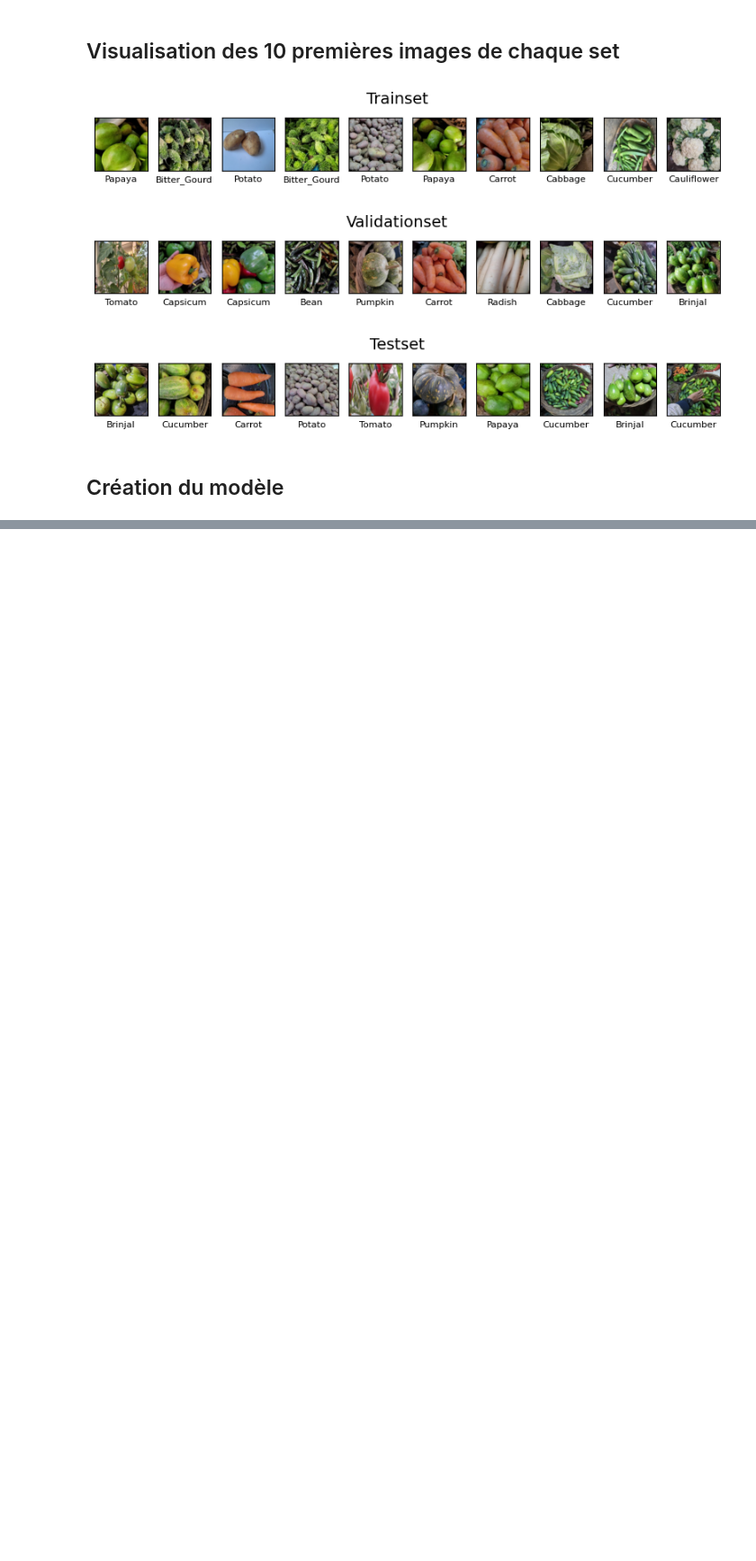
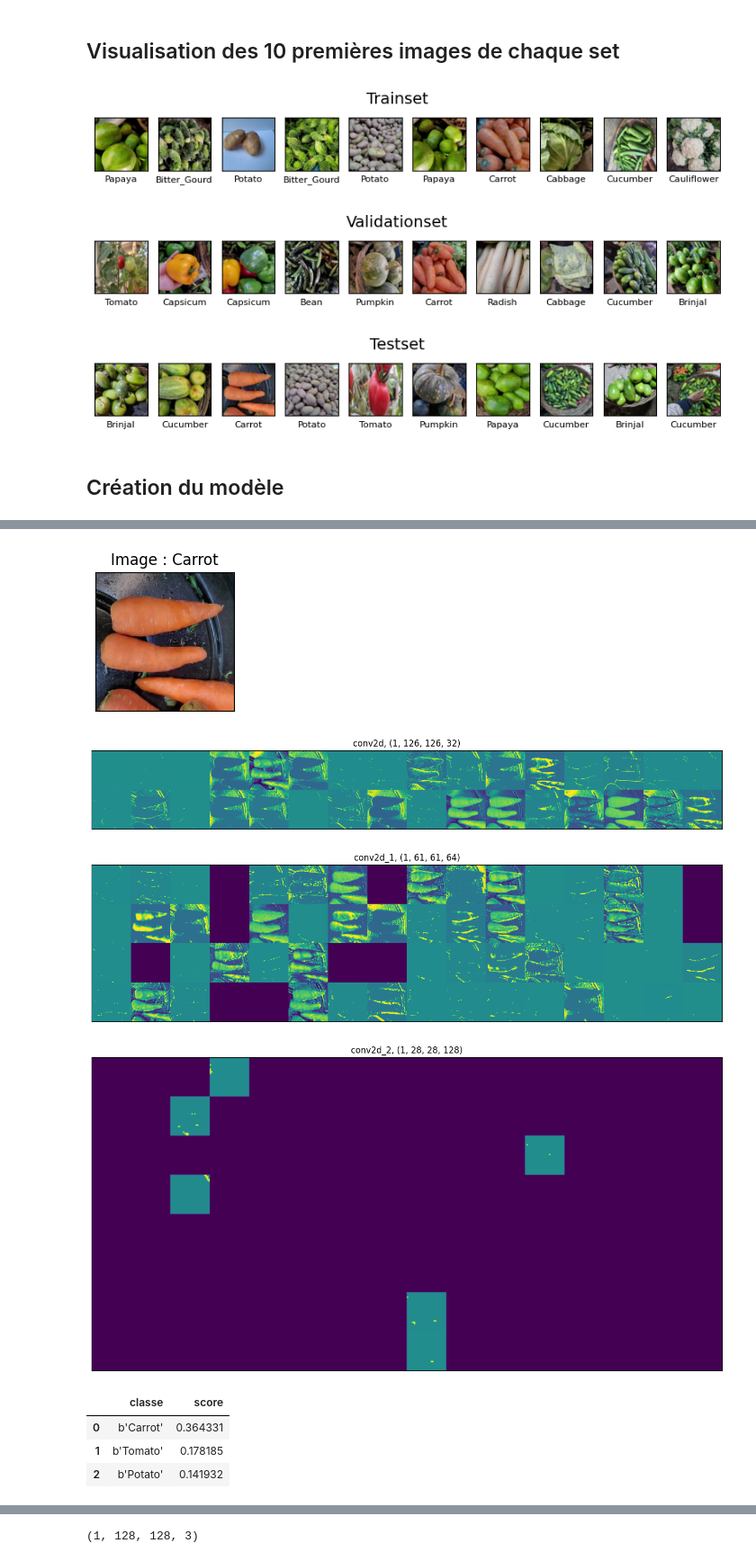
Before and after one commit to JeremZed/Portfolio-IA, a Jupyter notebook: Classification/legumes/classification.ipynb, the cells around one changed output, grey strips where cells are left out. Shown at 90% size. Cells and saved outputs as stored; diff of their text form; code cells hidden in the pictures; blank space fills up the shorter version.

```diff
--- a/Classification/legumes/classification.ipynb
+++ b/Classification/legumes/classification.ipynb
@@ -342,0 +234,11 @@ conv2d_4 (8, 48)
+# %%
+w.showLayerActivation(model, img=X_test[img_verif], name= str(y_test_encoder.classes_[y_test[img_verif]], encoding="utf-8"), limit_layers="conv", show_top=True, labels=y_test_encoder.classes_, verbose=0 )
+# %% [output]
+[figure, added]
+[figure, added]
+[figure, added]
+[figure, added]
+|  | classe | score |
+| 0 | b'Carrot' | 0.364331 |
+| 1 | b'Tomato' | 0.178185 |
+| 2 | b'Potato' | 0.141932 |
@@ -342,0 +252,8 @@ conv2d_4 (8, 48)
+# %%
+# data = im.fromarray(X_test[img_verif])
+X_test[img_verif].shape
+image = X_test[img_verif]
+img_array = np.expand_dims(image, axis=0)
+img_array.shape
+# %% [output]
+(1, 128, 128, 3)
```
Also changed, not shown: parts of 22 cells of this notebook, 1 other file.
